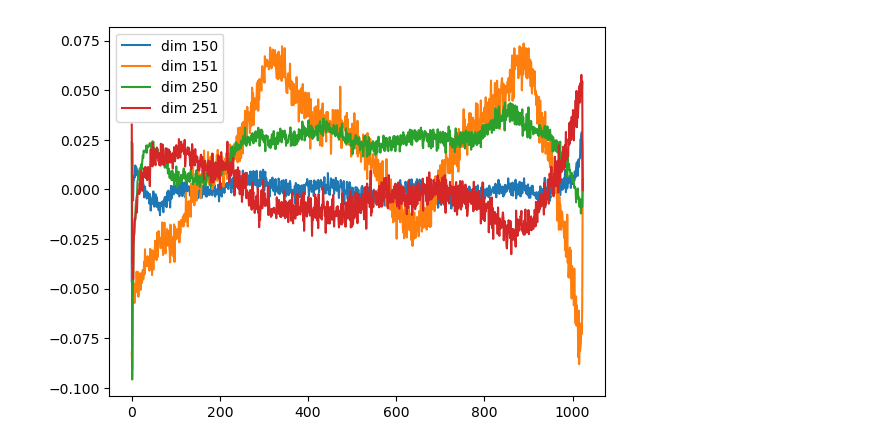
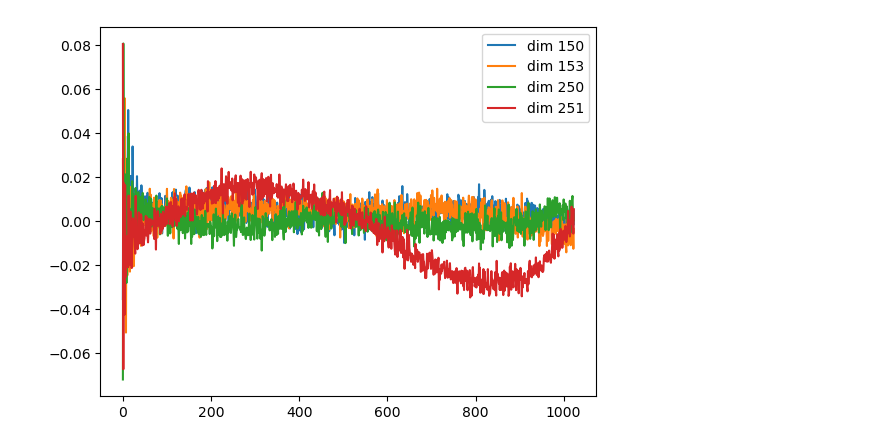
Before and after one commit to parthnayyar/GPT-2-from-scratch, a Jupyter notebook: play.ipynb, the cells around one changed output. Drawn from its saved outputs; the diff is of its cells as text; code cells hidden in the pictures.

```diff
--- a/play.ipynb
+++ b/play.ipynb
@@ -3,0 +10,5 @@ import matplotlib.pyplot as plt
+# %%
+checkpoint = torch.load("logs/model_20000.pt", map_location=torch.device("cpu"), weights_only=False)
+# %%
+model = GPT2(GPTConfig(vocab_size=50304, n_layer=12, n_head=12, n_embd=768))
+model.load_state_dict(checkpoint["model"])
@@ -4,7 +45,6 @@ import matplotlib.pyplot as plt
 # %%
-model_hf = GPT2LMHeadModel.from_pretrained("gpt2") # 124M
-sd_hf = model_hf.state_dict()
+sd = model.state_dict()
 
-for k, v in sd_hf.items():
+for k, v in sd.items():
     print(k, v.shape)
 # %% [output]
@@ -33,9 +68,9 @@ plt.show()
 # %%
-plt.plot(sd_hf["transformer.wpe.weight"][:, 150], label="dim 150")
-plt.plot(sd_hf["transformer.wpe.weight"][:, 151], label="dim 151")
-plt.plot(sd_hf["transformer.wpe.weight"][:, 250], label="dim 250")
-plt.plot(sd_hf["transformer.wpe.weight"][:, 251], label="dim 251")
+plt.plot(sd["transformer.wpe.weight"][:, 150].tolist(), label="dim 150")
+plt.plot(sd["transformer.wpe.weight"][:, 153].tolist(), label="dim 153")
+plt.plot(sd["transformer.wpe.weight"][:, 250].tolist(), label="dim 250")
+plt.plot(sd["transformer.wpe.weight"][:, 251].tolist(), label="dim 251")
 plt.legend()
 plt.show()
 # %% [output]
-[figure, old version]
+[figure, new version]
```
Also changed, not shown: parts of 14 cells of this notebook, 15 other files.
